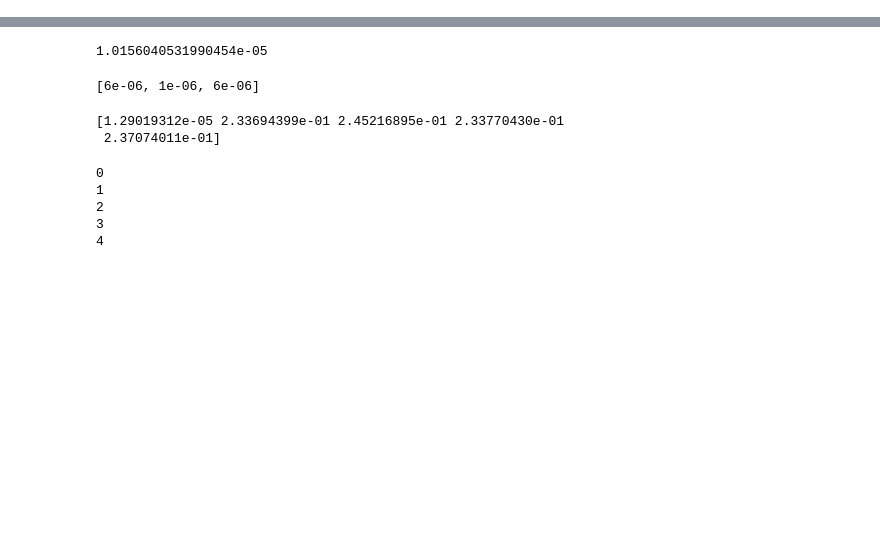
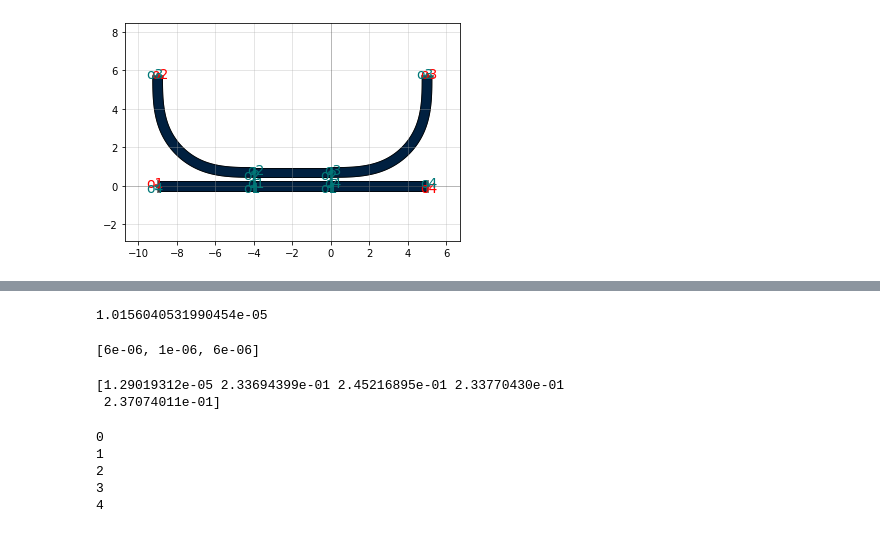
Before and after one commit to LucasLobo7/Design_MMI_LucasLobo, a Jupyter notebook: Lumerical/Plots.ipynb, the cells around one changed output, grey strips where cells are left out. Saved outputs shown, nothing was run; the diff lists cells and outputs as text; code cells hidden in the pictures; blank space fills up the shorter version.

```diff
--- a/Lumerical/Plots.ipynb
+++ b/Lumerical/Plots.ipynb
@@ -0,0 +1,99 @@
+# %%
+from typing import Optional
+
+import gdsfactory as gf
+from gdsfactory.component import Component
+from gdsfactory.components.bend_euler import bend_euler
+from gdsfactory.components.coupler90 import coupler90 as coupler90function
+from gdsfactory.components.coupler_straight import (
+    coupler_straight as coupler_straight_function,
+)
+from gdsfactory.components.straight import straight as straight_function
+from gdsfactory.cross_section import strip
+from gdsfactory.snap import assert_on_2nm_grid
+from gdsfactory.types import ComponentSpec, CrossSectionSpec
+
+
+@gf.cell
+def coupler_ring(
+    gap: float = 0.2,
+    radius: float = 5.0,
+    length_x: float = 4.0,
+    coupler90: ComponentSpec = coupler90function,
+    bend: Optional[ComponentSpec] = None,
+    straight: ComponentSpec = straight_function,
+    coupler_straight: ComponentSpec = coupler_straight_function,
+    cross_section: CrossSectionSpec = strip,
+    bend_cross_section: Optional[CrossSectionSpec] = None,
+    **kwargs
+) -> Component:
+    r"""Coupler for ring.
+
+    Args:
+        gap: spacing between parallel coupled straight waveguides.
+        radius: of the bends.
+        length_x: length of the parallel coupled straight waveguides.
+        coupler90: straight coupled to a 90deg bend.
+        bend: bend spec.
+        coupler_straight: two parallel coupled straight waveguides.
+        cross_section: cross_section spec.
+        bend_cross_section: optional bend cross_section spec.
+        kwargs: cross_section settings for bend and coupler.
+
+    .. code::
+
+           2             3
+           |             |
+            \           /
+             \         /
+           ---=========---
+         1    length_x    4
+
+
+    """
+    bend = bend or bend_euler
+
+    c = Component()
+    assert_on_2nm_grid(gap)
+
+    # define subcells
+    coupler90_component = gf.get_component(
+        coupler90,
+        gap=gap,
+        radius=radius,
+        bend=bend,
+        cross_section=cross_section,
+        bend_cross_section=bend_cross_section,
+        **kwargs
+    )
+    coupler_straight_component = gf.get_component(
+        coupler_straight,
+        gap=gap,
+        length=length_x,
+        cross_section=cross_section,
+        straight=straight,
+        **kwargs
+    )
+
+    # add references to subcells
+    cbl = c << coupler90_component
+    cbr = c << coupler90_component
+    cs = c << coupler_straight_component
+
+    # connect references
+    y = coupler90_component.y
+    cs.connect(port="o4", destination=cbr.ports["o1"])
+    cbl.reflect(p1=(0, y), p2=(1, y))
+    cbl.connect(port="o2", destination=cs.ports["o2"])
+
+    c.add_port("o1", port=cbl.ports["o3"])
+    c.add_port("o2", port=cbl.ports["o4"])
+    c.add_port("o3", port=cbr.ports["o3"])
+    c.add_port("o4", port=cbr.ports["o4"])
+    c.auto_rename_ports()
+    return c
+
+
+coupler = coupler_ring()
+coupler
+# %% [output]
@@ -0,0 +101 @@
+[figure, added]
```
Also changed, not shown: parts of 10 cells of this notebook, 4 other files.
